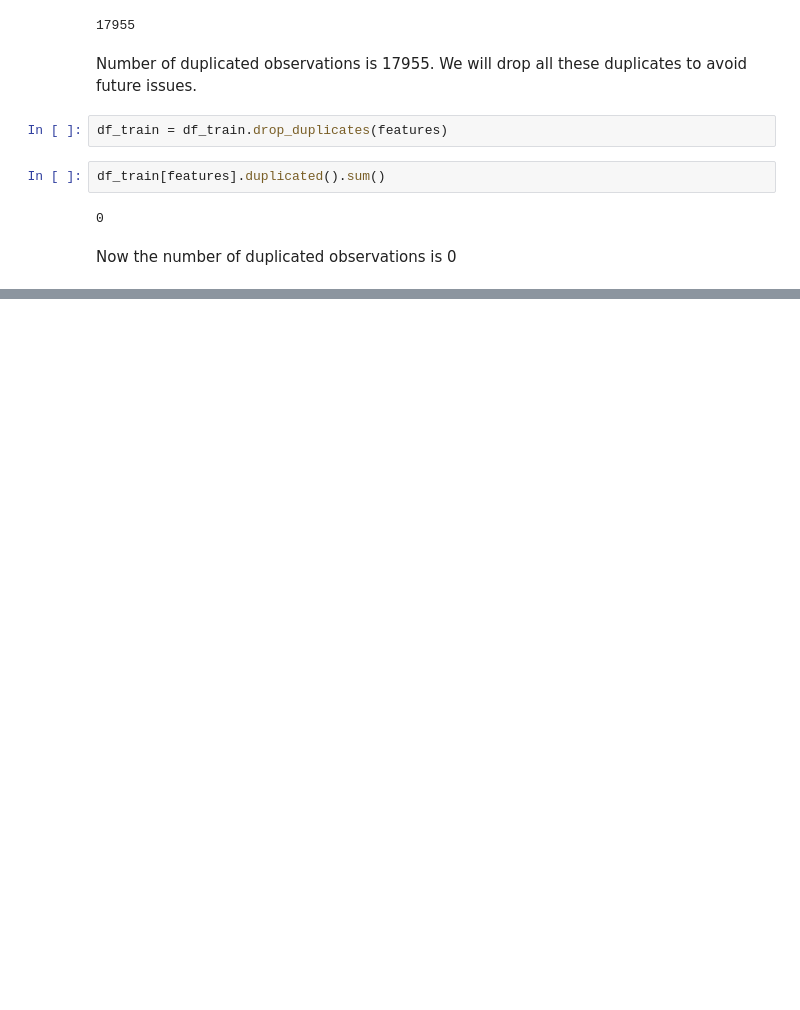
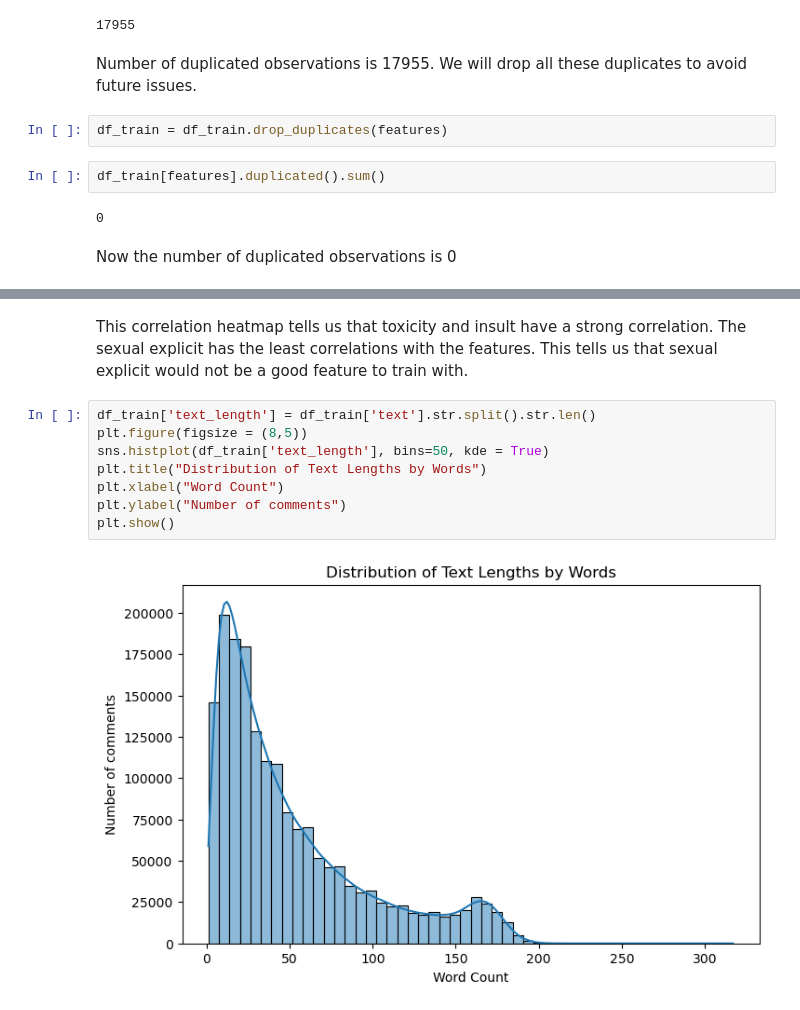
Before and after one commit to c4ngo/CSE151A-Project, a Jupyter notebook: CSE151A_Project.ipynb, the cells around one changed output, grey strips where cells are left out. Saved outputs shown, nothing was run; the diff lists cells and outputs as text; blank space fills up the shorter version.

```diff
--- a/CSE151A_Project.ipynb
+++ b/CSE151A_Project.ipynb
@@ -125,0 +166,12 @@ Now the number of duplicated observations is 0
+# %% [markdown]
+This correlation heatmap tells us that toxicity and insult have a strong correlation. The sexual explicit has the least correlations with the features. This tells us that sexual explicit would not be a good feature to train with.
+# %%
+df_train['text_length'] = df_train['text'].str.split().str.len()
+plt.figure(figsize = (8,5))
+sns.histplot(df_train['text_length'], bins=50, kde = True)
+plt.title("Distribution of Text Lengths by Words")
+plt.xlabel("Word Count")
+plt.ylabel("Number of comments")
+plt.show()
+# %% [output]
+[figure, added]
```
Also changed, not shown: parts of 6 cells of this notebook.
